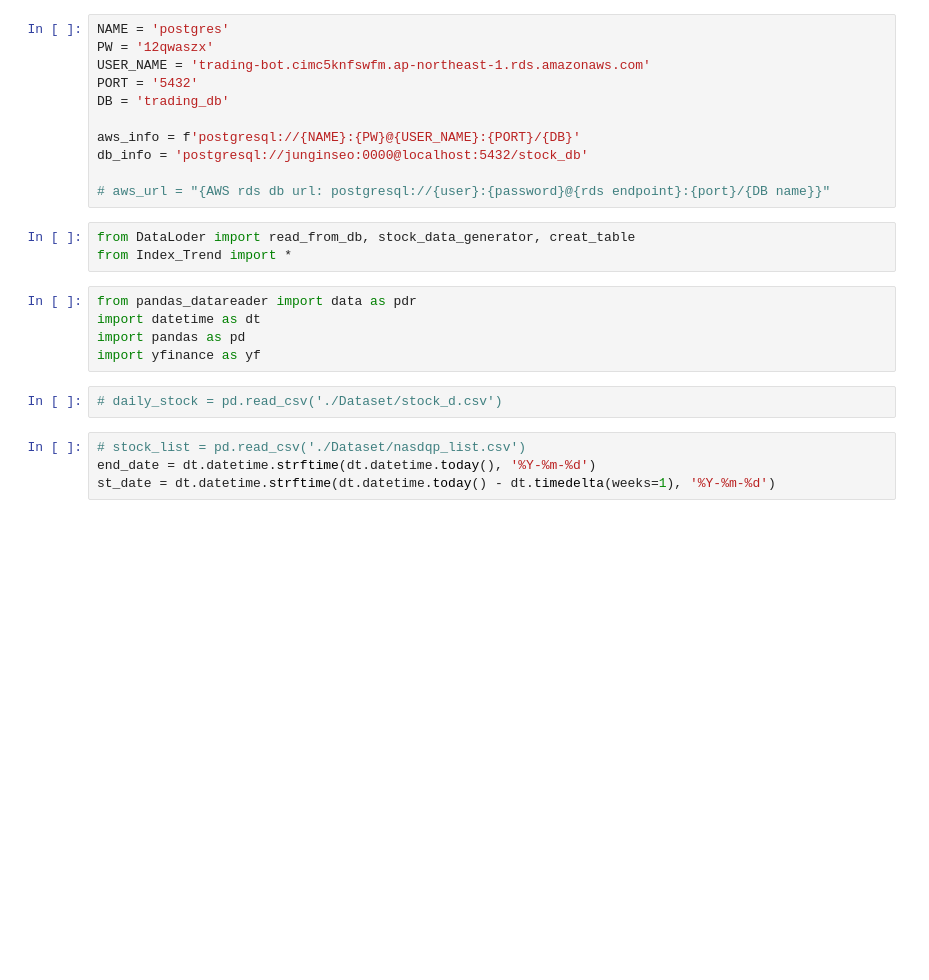
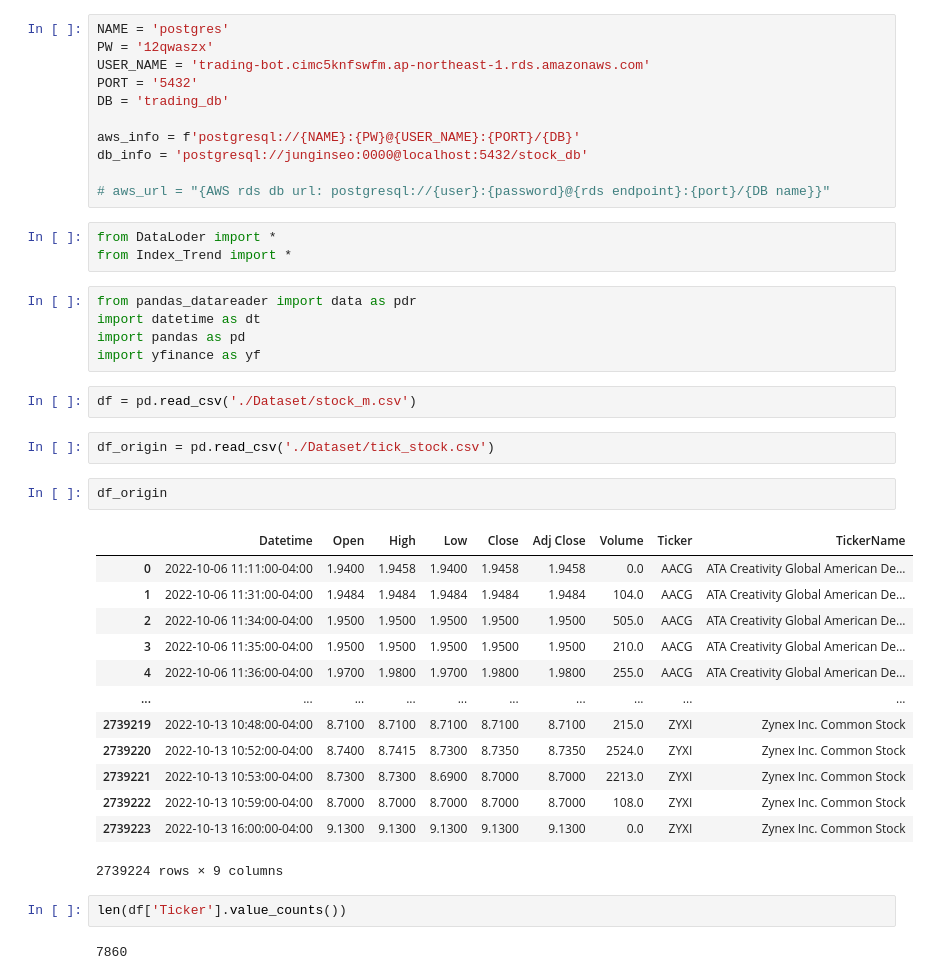
Before and after one commit to Inwest1997/TradingSystem, a Jupyter notebook: main.ipynb, the cells around one changed output. Saved outputs shown, nothing was run; the diff lists cells and outputs as text; blank space fills up the shorter version.

```diff
--- a/main.ipynb
+++ b/main.ipynb
@@ -10,7 +10,7 @@ db_info = 'postgresql://junginseo:0000@localhost:5432/stock_db'
 
 # aws_url = "{AWS rds db url: postgresql://{user}:{password}@{rds endpoint}:{port}/{DB name}}"
 # %%
-from DataLoder import read_from_db, stock_data_generator, creat_table
+from DataLoder import *
 from Index_Trend import *
 # %%
 from pandas_datareader import data as pdr
@@ -18,8 +18,26 @@ import datetime as dt
 import pandas as pd
 import yfinance as yf
 # %%
-# daily_stock = pd.read_csv('./Dataset/stock_d.csv')
+df = pd.read_csv('./Dataset/stock_m.csv')
-# %%
-# stock_list = pd.read_csv('./Dataset/nasdqp_list.csv')
-end_date = dt.datetime.strftime(dt.datetime.today(), '%Y-%m-%d')
-st_date = dt.datetime.strftime(dt.datetime.today() - dt.timedelta(weeks=1), '%Y-%m-%d')
+# %%
+df_origin = pd.read_csv('./Dataset/tick_stock.csv')
+# %%
+df_origin
+# %% [output]
+|  | Datetime | Open | High | Low | Close | Adj Close | Volume | Ticker | TickerName |
+| 0 | 2022-10-06 11:11:00-04:00 | 1.9400 | 1.9458 | 1.9400 | 1.9458 | 1.9458 | 0.0 | AACG | ATA Creativity Global American De... |
+| 1 | 2022-10-06 11:31:00-04:00 | 1.9484 | 1.9484 | 1.9484 | 1.9484 | 1.9484 | 104.0 | AACG | ATA Creativity Global American De... |
+| 2 | 2022-10-06 11:34:00-04:00 | 1.9500 | 1.9500 | 1.9500 | 1.9500 | 1.9500 | 505.0 | AACG | ATA Creativity Global American De... |
+| 3 | 2022-10-06 11:35:00-04:00 | 1.9500 | 1.9500 | 1.9500 | 1.9500 | 1.9500 | 210.0 | AACG | ATA Creativity Global American De... |
+| 4 | 2022-10-06 11:36:00-04:00 | 1.9700 | 1.9800 | 1.9700 | 1.9800 | 1.9800 | 255.0 | AACG | ATA Creativity Global American De... |
+| ... | ... | ... | ... | ... | ... | ... | ... | ... | ... |
+| 2739219 | 2022-10-13 10:48:00-04:00 | 8.7100 | 8.7100 | 8.7100 | 8.7100 | 8.7100 | 215.0 | ZYXI | Zynex Inc. Common Stock |
+| 2739220 | 2022-10-13 10:52:00-04:00 | 8.7400 | 8.7415 | 8.7300 | 8.7350 | 8.7350 | 2524.0 | ZYXI | Zynex Inc. Common Stock |
+| 2739221 | 2022-10-13 10:53:00-04:00 | 8.7300 | 8.7300 | 8.6900 | 8.7000 | 8.7000 | 2213.0 | ZYXI | Zynex Inc. Common Stock |
+| 2739222 | 2022-10-13 10:59:00-04:00 | 8.7000 | 8.7000 | 8.7000 | 8.7000 | 8.7000 | 108.0 | ZYXI | Zynex Inc. Common Stock |
+| 2739223 | 2022-10-13 16:00:00-04:00 | 9.1300 | 9.1300 | 9.1300 | 9.1300 | 9.1300 | 0.0 | ZYXI | Zynex Inc. Common Stock |
+2739224 rows × 9 columns
+# %%
+len(df['Ticker'].value_counts())
+# %% [output]
+7860
```
Also changed, not shown: parts of 22 cells of this notebook, 5 other files.
